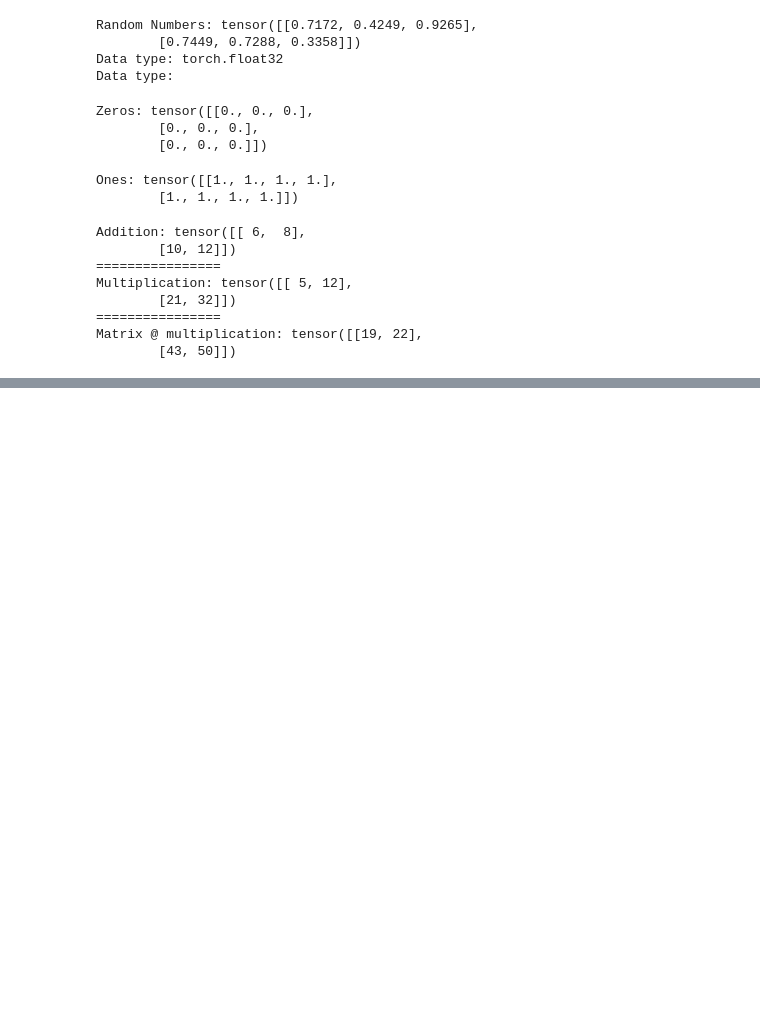
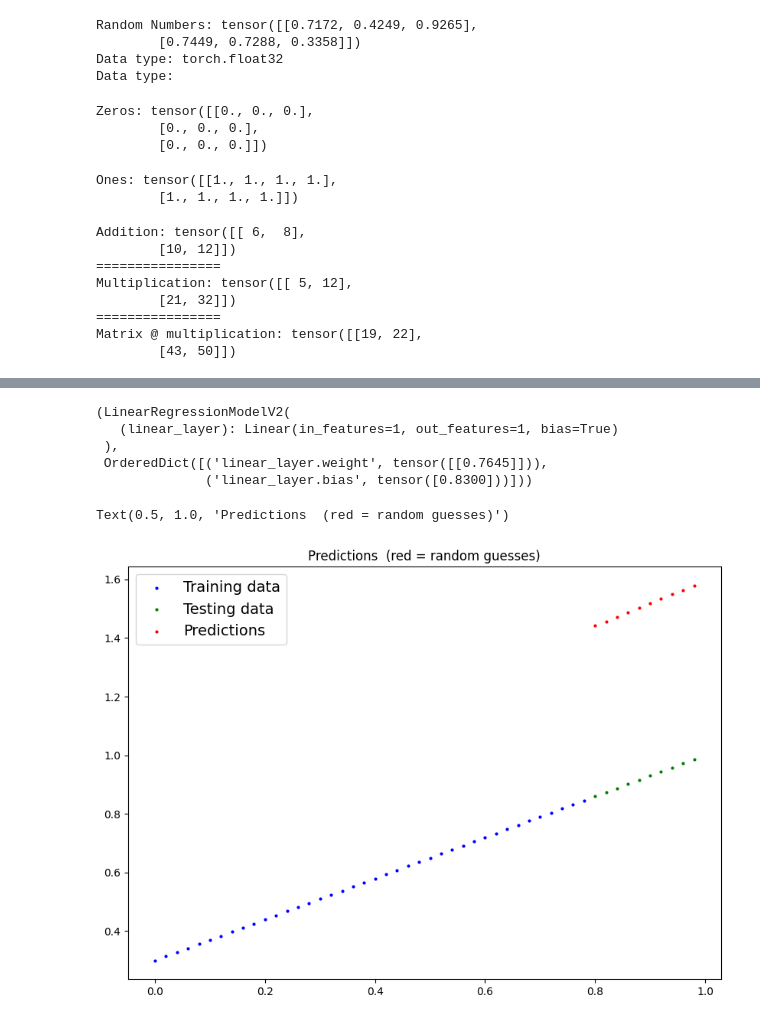
Before and after one commit to adam01051/computer_vision, a Jupyter notebook: torch.ipynb, the cells around one changed output, grey strips where cells are left out. Drawn from its saved outputs; the diff is of its cells as text; code cells hidden in the pictures; blank space fills up the shorter version.

```diff
--- a/torch.ipynb
+++ b/torch.ipynb
@@ -123,0 +226,43 @@ Matrix @ multiplication: tensor([[19, 22],
+# %%
+
+class LinearRegressionModelV2(nn.Module):
+    def __init__(self):
+        super().__init__()
+
+
+        self.linear_layer = nn.Linear(
+            in_features=1,
+            out_features=1
+        )
+
+
+    def forward(self, x: torch.Tensor) -> torch.Tensor:
+        return self.linear_layer(x)
+
+
+
+torch.manual_seed(42)
+
+model_1 = LinearRegressionModelV2()
+
+model_1, model_1.state_dict()
+# %% [output]
+(LinearRegressionModelV2(
+   (linear_layer): Linear(in_features=1, out_features=1, bias=True)
+ ),
+ OrderedDict([('linear_layer.weight', tensor([[0.7645]])),
+              ('linear_layer.bias', tensor([0.8300]))]))
+# %%
+
+
+model_1.eval()
+
+with torch.inference_mode():
+    y_preds_early = model_1(X_test)
+
+plot_predictions(predictions=y_preds_early)
+
+plt.title("Predictions  (red = random guesses)")
+# %% [output]
+Text(0.5, 1.0, 'Predictions  (red = random guesses)')
+[figure, added]
```
Also changed, not shown: parts of 7 cells of this notebook.
